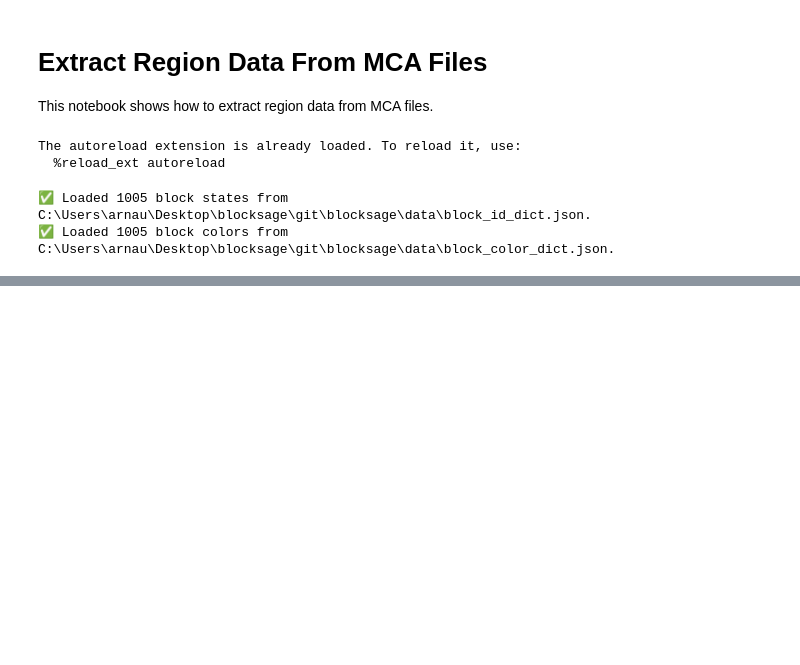
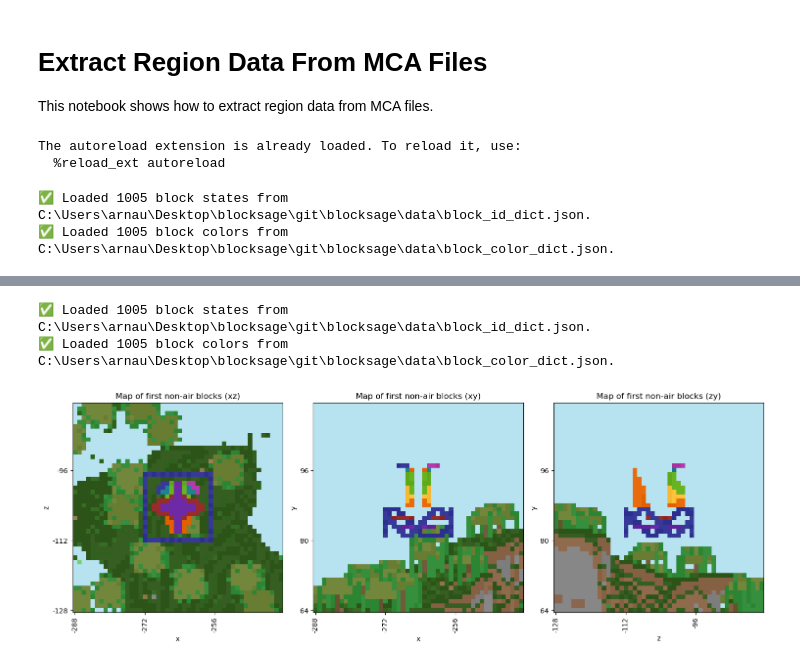
Before and after one commit to ArnaudPoletto/blocksage, a Jupyter notebook: notebooks/region_from_mca.ipynb, the cells around one changed output, grey strips where cells are left out. Drawn from its saved outputs; the diff is of its cells as text; code cells hidden in the pictures; blank space fills up the shorter version.

Commit message:
add cluster, a zone type as 3x3 grid of sections

```diff
--- a/notebooks/region_from_mca.ipynb
+++ b/notebooks/region_from_mca.ipynb
@@ -56,0 +63,7 @@ section.display()
+# %%
+cluster = region.get_cluster(15 - 1, 9 - 1, 25 - 1)
+cluster.display()
+# %% [output]
+✅ Loaded 1005 block states from C:\Users\arnau\Desktop\blocksage\git\blocksage\data\block_id_dict.json.
+✅ Loaded 1005 block colors from C:\Users\arnau\Desktop\blocksage\git\blocksage\data\block_color_dict.json.
+[figure, added]
```
Also changed, not shown: parts of 4 cells of this notebook, 6 other files.
